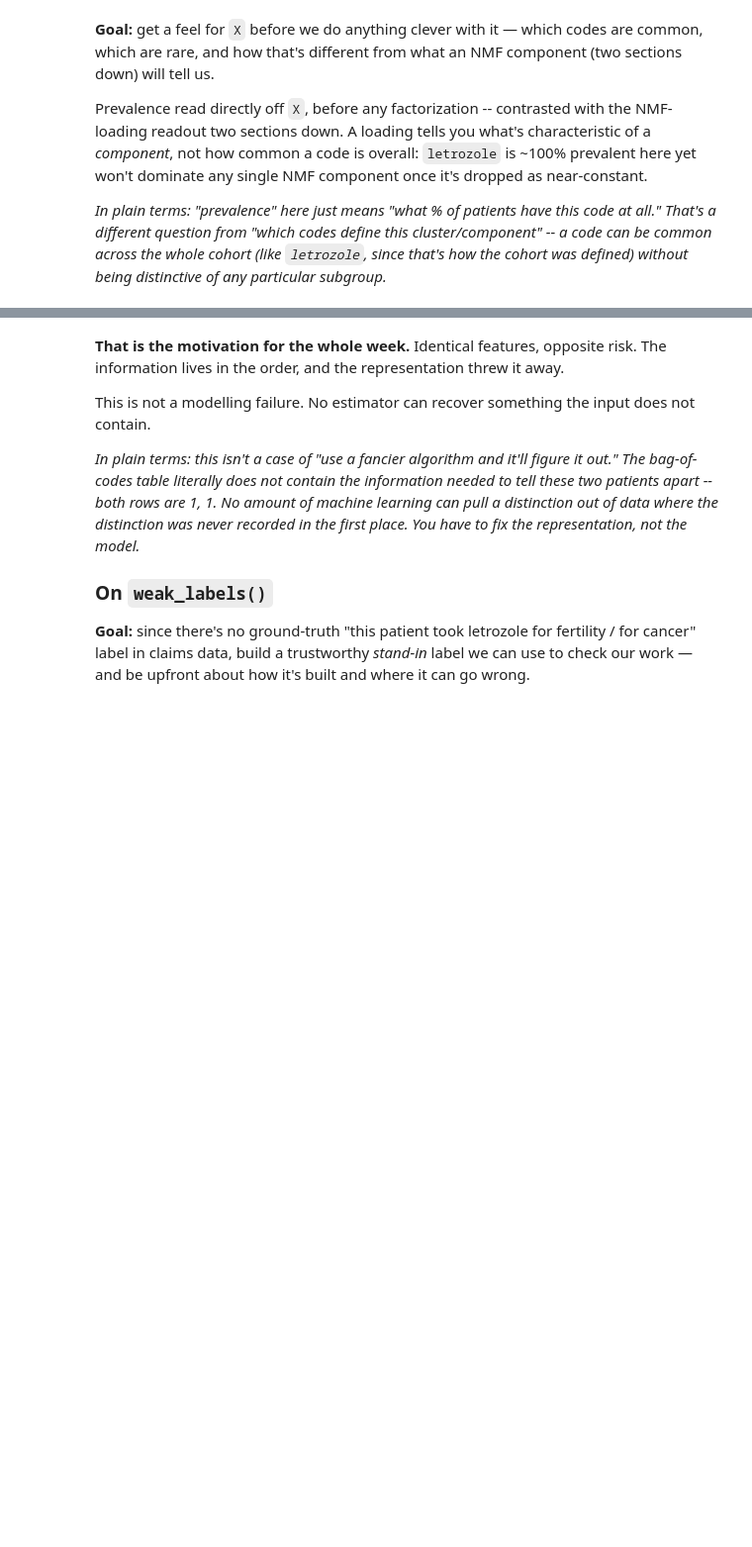
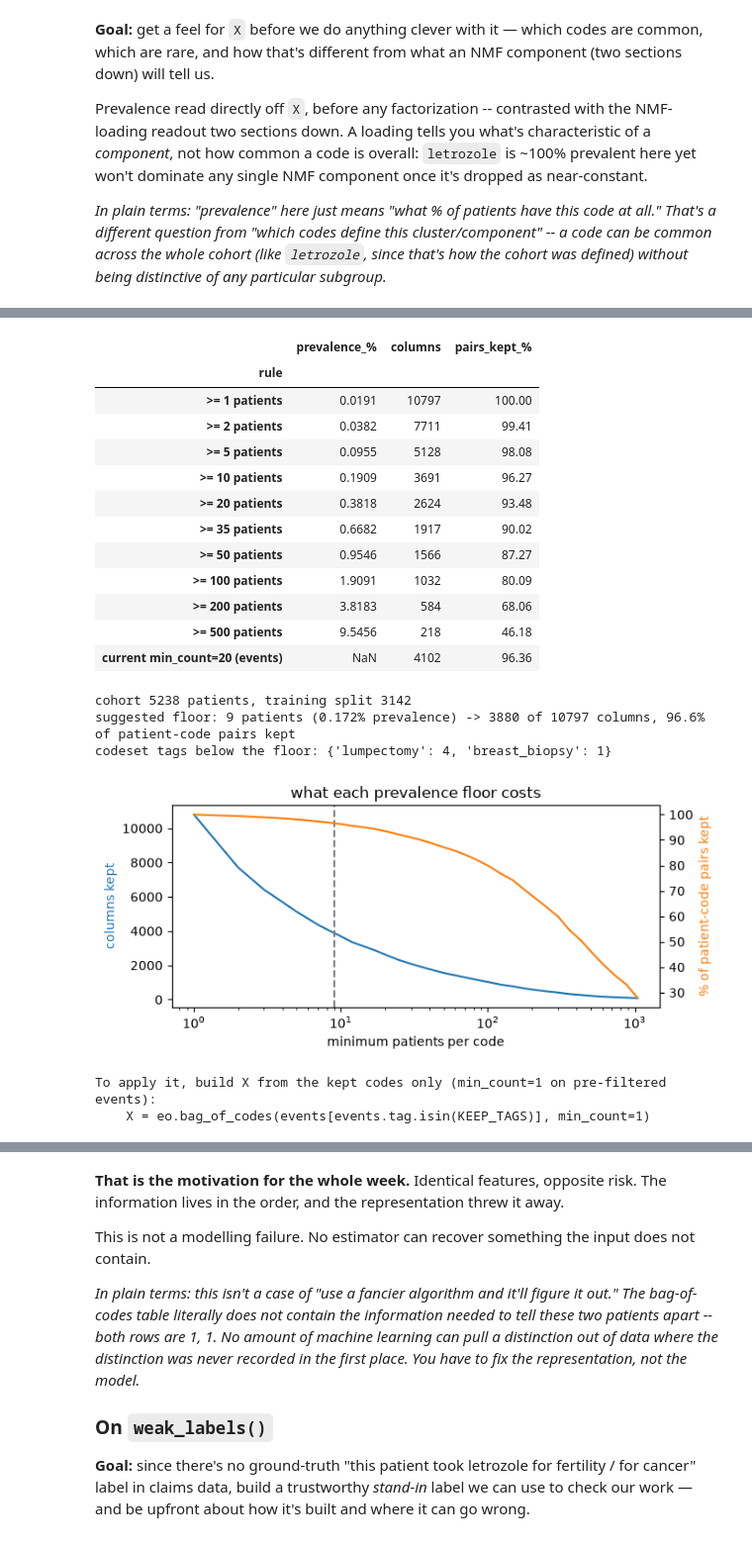
Before and after one commit to ecorrea-ethos/patterns_motifs_discovery, a Jupyter notebook: nb/repr_learn_letrozole/Day1_Extract_and_Representation.ipynb, the cells around one changed output, grey strips where cells are left out. Shown at 99% size. Saved outputs shown, nothing was run; the diff lists cells and outputs as text; code cells hidden in the pictures; blank space fills up the shorter version.

```diff
--- a/nb/repr_learn_letrozole/Day1_Extract_and_Representation.ipynb
+++ b/nb/repr_learn_letrozole/Day1_Extract_and_Representation.ipynb
@@ -335,0 +344,69 @@ plt.tight_layout(); plt.show()
+# %%
+import math
+
+MIN_TRAIN_PATIENTS = 5            # a code should appear in >= this many patients of a training split
+n_pat   = events.person_id.nunique()
+N_TRAIN = min(20_000, int(0.6 * n_pat))      # training-split size used by the k-sweep cells
+
+# patients per code, and events per code (what bag_of_codes' min_count counts)
+code, tags = pd.factorize(events['tag'])
+key        = events['person_id'].to_numpy(np.int64) * len(tags) + code
+prev_pat   = pd.Series(np.bincount(np.unique(key) % len(tags), minlength=len(tags)), index=tags)
+ev_cnt     = pd.Series(np.bincount(code, minlength=len(tags)), index=tags)
+all_pairs  = int(prev_pat.sum())             # distinct (patient, code) pairs = ones in the full 0/1 matrix
+
+def summarize(mask):
+    return {'columns': int(mask.sum()),
+            'pairs_kept_%': round(100 * prev_pat[mask].sum() / all_pairs, 2)}
+
+rows = [{'rule': f'>= {p} patients', 'prevalence_%': round(100 * p / n_pat, 4), **summarize(prev_pat >= p)}
+        for p in [1, 2, 5, 10, 20, 35, 50, 100, 200, 500]]
+rows.append({'rule': 'current min_count=20 (events)', 'prevalence_%': np.nan, **summarize(ev_cnt >= 20)})
+rule_tbl = pd.DataFrame(rows).set_index('rule')
+
+MIN_PATIENTS = math.ceil(MIN_TRAIN_PATIENTS * n_pat / N_TRAIN)
+KEEP_TAGS    = prev_pat.index[prev_pat >= MIN_PATIENTS]
+display(rule_tbl)
+
+# the clinical (codeset) tags are the ones the analysis is about -- do any fall below the floor?
+codeset_tags = [t for t in codesets if t in prev_pat.index]
+lost = prev_pat[codeset_tags][lambda s: s < MIN_PATIENTS]
+print(f"cohort {n_pat} patients, training split {N_TRAIN}")
+print(f"suggested floor: {MIN_PATIENTS} patients ({100 * MIN_PATIENTS / n_pat:.3f}% prevalence) -> "
+      f"{len(KEEP_TAGS)} of {len(prev_pat)} columns, "
+      f"{100 * prev_pat[KEEP_TAGS].sum() / all_pairs:.1f}% of patient-code pairs kept")
+print("codeset tags below the floor:", lost.to_dict() if len(lost) else "none")
+
+fig, ax = plt.subplots(figsize=(7, 3.2))
+ps = np.unique(np.round(np.geomspace(1, max(2, prev_pat.max() / 5), 40)).astype(int))
+ax.plot(ps, [(prev_pat >= p).sum() for p in ps], color='C0')
+ax.set_xscale('log'); ax.set_xlabel('minimum patients per code'); ax.set_ylabel('columns kept', color='C0')
+ax2 = ax.twinx()
+ax2.plot(ps, [100 * prev_pat[prev_pat >= p].sum() / all_pairs for p in ps], color='C1')
+ax2.set_ylabel('% of patient-code pairs kept', color='C1')
+ax.axvline(MIN_PATIENTS, ls='--', c='grey')
+ax.set_title('what each prevalence floor costs')
+plt.tight_layout(); plt.show()
+
+print("\nTo apply it, build X from the kept codes only (min_count=1 on pre-filtered events):")
+print("    X = eo.bag_of_codes(events[events.tag.isin(KEEP_TAGS)], min_count=1)")
+# %% [output]
+|  | prevalence_% | columns | pairs_kept_% |
+| rule |  |  |  |
+| >= 1 patients | 0.0191 | 10797 | 100.00 |
+| >= 2 patients | 0.0382 | 7711 | 99.41 |
+| >= 5 patients | 0.0955 | 5128 | 98.08 |
+| >= 10 patients | 0.1909 | 3691 | 96.27 |
+| >= 20 patients | 0.3818 | 2624 | 93.48 |
+| >= 35 patients | 0.6682 | 1917 | 90.02 |
+| >= 50 patients | 0.9546 | 1566 | 87.27 |
+| >= 100 patients | 1.9091 | 1032 | 80.09 |
+| >= 200 patients | 3.8183 | 584 | 68.06 |
+| >= 500 patients | 9.5456 | 218 | 46.18 |
+| current min_count=20 (events) | NaN | 4102 | 96.36 |
+cohort 5238 patients, training split 3142
+suggested floor: 9 patients (0.172% prevalence) -> 3880 of 10797 columns, 96.6% of patient-code pairs kept
+codeset tags below the floor: {'lumpectomy': 4, 'breast_biopsy': 1}
+[figure, added]
+To apply it, build X from the kept codes only (min_count=1 on pre-filtered events):
+    X = eo.bag_of_codes(events[events.tag.isin(KEEP_TAGS)], min_count=1)
```
Also changed, not shown: parts of 23 cells of this notebook, 6 other files.
